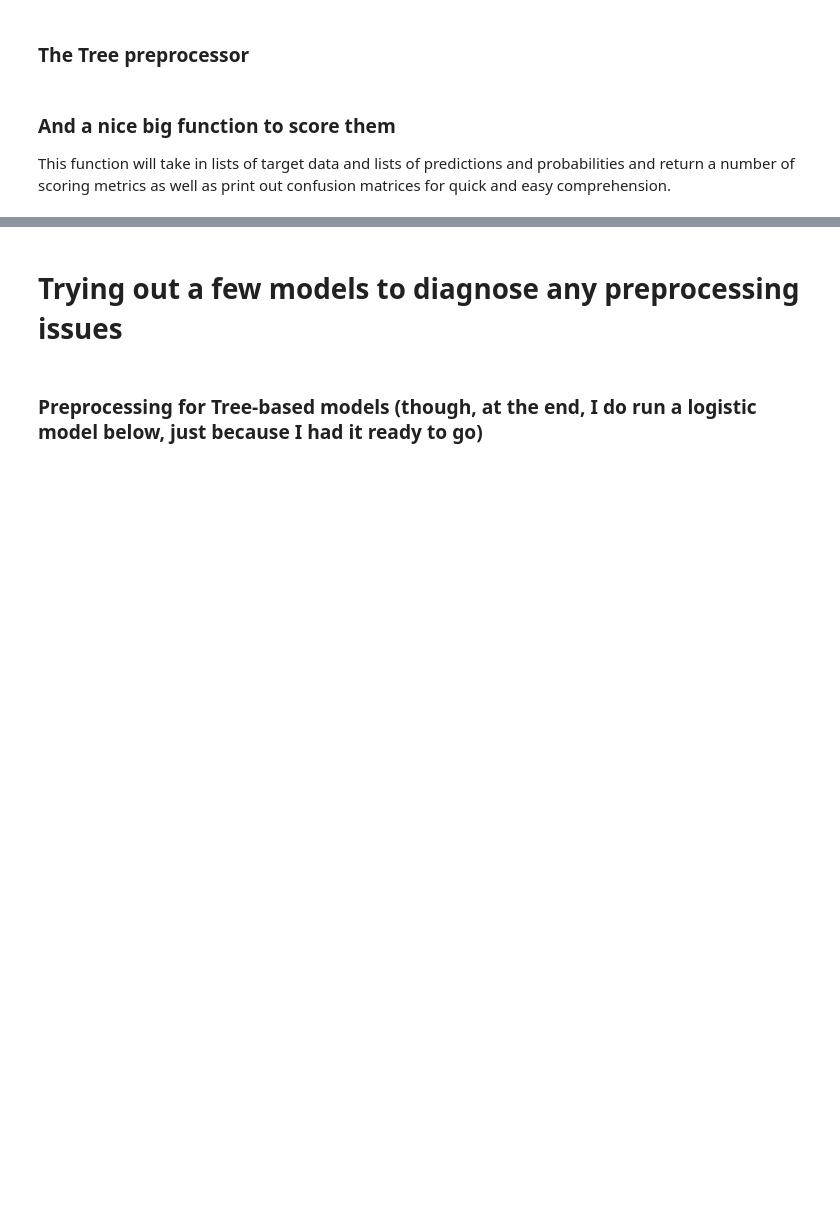
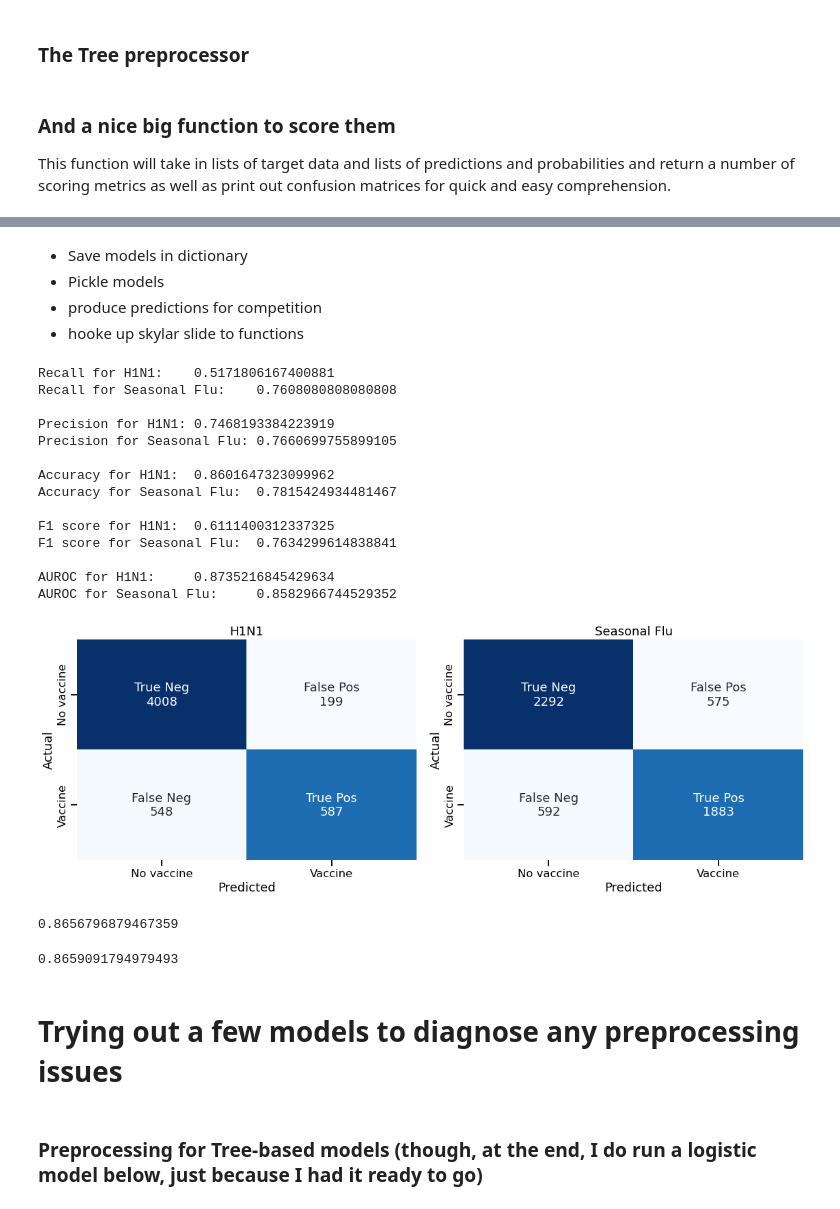
Before and after one commit to jeffbeech/Flu-Shot-Learning, a Jupyter notebook: matt notebook.ipynb, the cells around one changed output, grey strips where cells are left out. Drawn from its saved outputs; the diff is of its cells as text; code cells hidden in the pictures; blank space fills up the shorter version.

Commit message:
defined new model training function

```diff
--- a/matt notebook.ipynb
+++ b/matt notebook.ipynb
@@ -232,9 +233,9 @@ y_train_ssnl = y_train_ssnl.copy()
 y_test_h1n1 = y_test_h1n1.copy()
 y_test_ssnl = y_test_ssnl.copy()
 # %%
-numeric_columns = list(X.columns[X.dtypes == 'float64'].values)
-obj_columns = list(X.columns[X.dtypes == 'object'].values)
-all_columns = list(X.columns.values)
+numeric_columns = list(X_train.columns[X_train.dtypes == 'float64'].values)
+obj_columns = list(X_train.columns[X_train.dtypes == 'object'].values)
+all_columns = list(X_train.columns.values)
 # %% [markdown]
 ### Two preprocessors, one for tree-based models, one for anything else
 
@@ -295,7 +296,7 @@ ohe_transform = ColumnTransformer(
 linear_preprocessor = Pipeline(
     steps=[
         ('ohe', ohe_transform),
-        ('model', LogisticRegression(max_iter=1000))
+        ('est', est)
     ])
 # %% [markdown]
 ### The Tree preprocessor
@@ -314,9 +309,15 @@ tree_preprocessor = Pipeline(
+# %%
+tree_preprocessor = Pipeline(
+    steps=[
+        ('tree', tree_transformer),
+        ('est', est)
+    ])
 # %% [markdown]
 ### And a nice big function to score them
 
 This function will take in lists of target data and lists of predictions and probabilities and return a number of scoring metrics as well as print out confusion matrices for quick and easy comprehension.
 # %%
-def all_metrics(y_actuals, y_hats, y_score=None, model_name=None, keep_score=False, save_fig=False):
+def all_metrics(y_actuals, y_hats, y_score=None, model_name=None, keep_score=False, save_fig=False, suppress_output=False):
     """
     This function takes in y_data either as single dataframes or in groups
     as lists and returns recall, precision, accuracy, and f1 score.
@@ -373,6 +374,9 @@ def all_metrics(y_actuals, y_hats, y_score=None, model_name=None, keep_score=Fal
                     all_scores[f'model number {i+1}'] = model_scores
 
                 confusion_matrices.append(cf_matrix)
+
+        if suppress_output:
+            return
 
         row = len(all_scores) // 3
         col = len(all_scores) % 3
@@ -452,10 +456,11 @@ def all_metrics(y_actuals, y_hats, y_score=None, model_name=None, keep_score=Fal
             if model_name:
                 if keep_score:
                     model_scoring_dict[model_name] = model_scores
-                print(f'Scores for {model_name}:')
             else:
                 all_scores['model'] = model_scores
-                print(f'Scores for this model:')
+
+        if suppress_output:
+            return
 
         cf_matrix = confusion_matrix(y_actuals, y_hats)
         group_names = ['True Neg','False Pos','False Neg','True Pos']
@@ -489,3 +577,34 @@ def all_metrics(y_actuals, y_hats, y_score=None, model_name=None, keep_score=Fal
+# %% [markdown]
+- Save models in dictionary
+- Pickle models
+- produce predictions for competition
+- hooke up skylar slide to functions
+# %%
+train_new_model(HistGradientBoostingClassifier(learning_rate=0.1, max_depth=9, max_iter=70), 'tree')
+# %% [output]
+Recall for H1N1:    0.5171806167400881
+Recall for Seasonal Flu:    0.7608080808080808
+
+Precision for H1N1: 0.7468193384223919
+Precision for Seasonal Flu: 0.7660699755899105
+
+Accuracy for H1N1:  0.8601647323099962
+Accuracy for Seasonal Flu:  0.7815424934481467
+
+F1 score for H1N1:  0.6111400312337325
+F1 score for Seasonal Flu:  0.7634299614838841
+
+AUROC for H1N1:     0.8735216845429634
+AUROC for Seasonal Flu:     0.8582966744529352
+[figure, added]
+# %%
+(0.8740639944543862 + 0.8572953814390856) / 2
+# %% [output]
+0.8656796879467359
+# %%
+(0.8735216845429634 + 0.8582966744529352) / 2
+# %% [output]
+0.8659091794979493
 # %% [markdown]
 # Trying out a few models to diagnose any preprocessing issues
 # %% [markdown]
```
Also changed, not shown: parts of 5 cells of this notebook.
